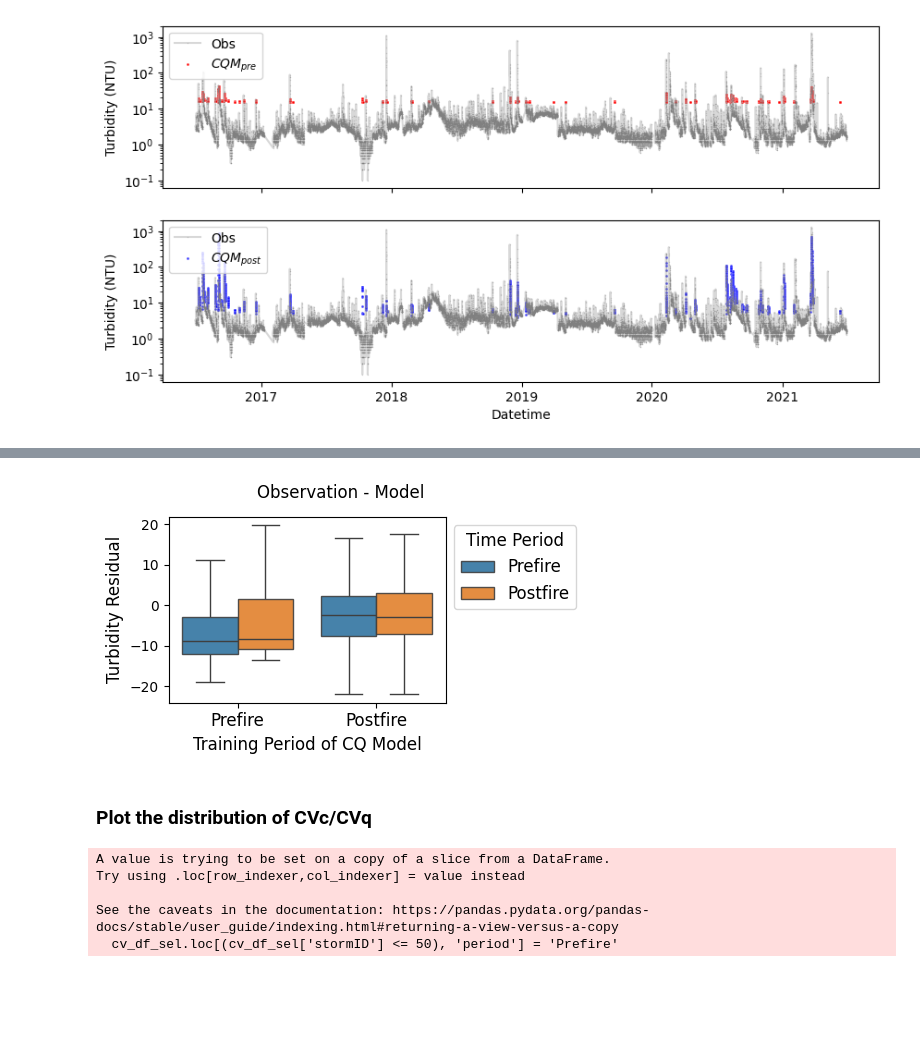
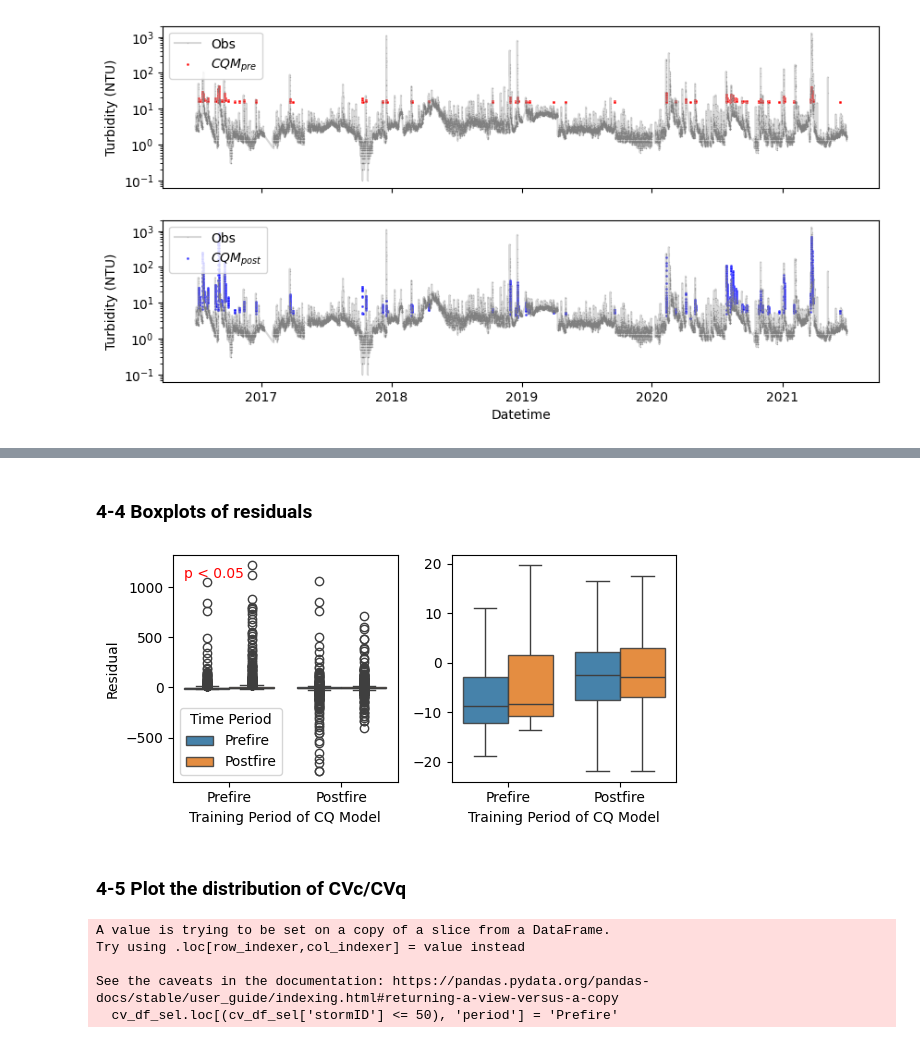
Before and after one commit to QianWanghhu/BushFireWQ, a Jupyter notebook: src/Explore_212058_CQ.ipynb, the cells around one changed output, grey strips where cells are left out. Drawn from its saved outputs; the diff is of its cells as text; code cells hidden in the pictures; blank space fills up the shorter version.

```diff
--- a/src/Explore_212058_CQ.ipynb
+++ b/src/Explore_212058_CQ.ipynb
@@ -319,26 +416,31 @@ if not os.path.exists(f'{fig_dir}MannWhTest.csv'):
     sign_test_df = pd.DataFrame.from_dict(sign_test)
     sign_test_df.index = ['u_stat', 'p_value']
     sign_test_df.to_csv(f'{fig_dir}MannWhTest.csv')
+# %% [markdown]
+### 4-4 Boxplots of residuals
 # %%
 # Create boxplot
-fig = plt.figure( figsize=(5, 3))
-ax = sns.boxplot(data = resdl_long[(resdl_long['CQmodel Type'] != 'Residual_power') & (resdl_long['CQmodel Type'] != 'Residual_mix_fullcal')], x = 'CQmodel Type', \
-            y='Residual', hue = 'Time Period', legend=True, boxprops=dict(alpha=0.9), showfliers=False)
-plt.xlabel('Training Period of CQ Model', fontsize = 12)
+fig, axes = plt.subplots(nrows = 1, ncols = 2, figsize=(6, 3), sharex=True)
+ax1 = sns.boxplot(data = resdl_long[(resdl_long['CQmodel Type'] != 'Residual_power') & (resdl_long['CQmodel Type'] != 'Residual_mix_fullcal')], x = 'CQmodel Type', \
+            y='Residual', hue = 'Time Period', legend=True, boxprops=dict(alpha=0.9), showfliers=True, ax = axes[0])
+ax2 = sns.boxplot(data = resdl_long[(resdl_long['CQmodel Type'] != 'Residual_power') & (resdl_long['CQmodel Type'] != 'Residual_mix_fullcal')], x = 'CQmodel Type', \
+            y='Residual', hue = 'Time Period', legend=False, boxprops=dict(alpha=0.9), showfliers=False, ax = axes[1])
+ax1.set_xlabel('Training Period of CQ Model')
+ax2.set_xlabel('Training Period of CQ Model')
 # plt.xticks(['Residual_mix_precal'])
 plt.xticks(ticks=['Residual_mix_precal', 'Residual_mix_postcal'], \
-           labels=['Prefire', 'Postfire'], fontsize=12) # , 'Residual_mix_fullcal', 'Full Period'
-plt.ylabel('Turbidity Residual', fontsize = 12)
-plt.legend(loc='upper left', bbox_to_anchor=(1, 1), title='Time Period', fontsize = 12, title_fontsize=12)
+           labels=['Prefire', 'Postfire']) # , 'Residual_mix_fullcal', 'Full Period'
+ax2.set_ylabel('')
 # Adjust the horizontal space between the subplots
-plt.suptitle('Observation - Model', y=0.95, fontsize = 12)
-# plt.text(0.05, 0.90, 'p < 0.05', fontdict={'color':'red'}, transform=ax.transAxes)
+# plt.suptitle('Observation - Model', y=0.95)
+ax1.text(0.05, 0.90, 'p < 0.05', fontdict={'color':'red'}, transform=ax1.transAxes)
+plt.subplots_adjust(wspace=0.001)
 plt.tight_layout()
-plt.savefig(f'{fig_dir}Residual_without_outlier_mix_precal_model.png', format = 'png', dpi=300)
+plt.savefig(f'{fig_dir}Residual_mix_model.png', format = 'png', dpi=300)
 # %% [output]
-[figure, old version]
+[figure, new version]
 # %% [markdown]
-### Plot the distribution of CVc/CVq
+### 4-5 Plot the distribution of CVc/CVq
 # %%
 storm_ID_use = storm_data.stormID.values
 end_pre_stormID = 50
```
Also changed, not shown: parts of 15 cells of this notebook, 5 other files.
